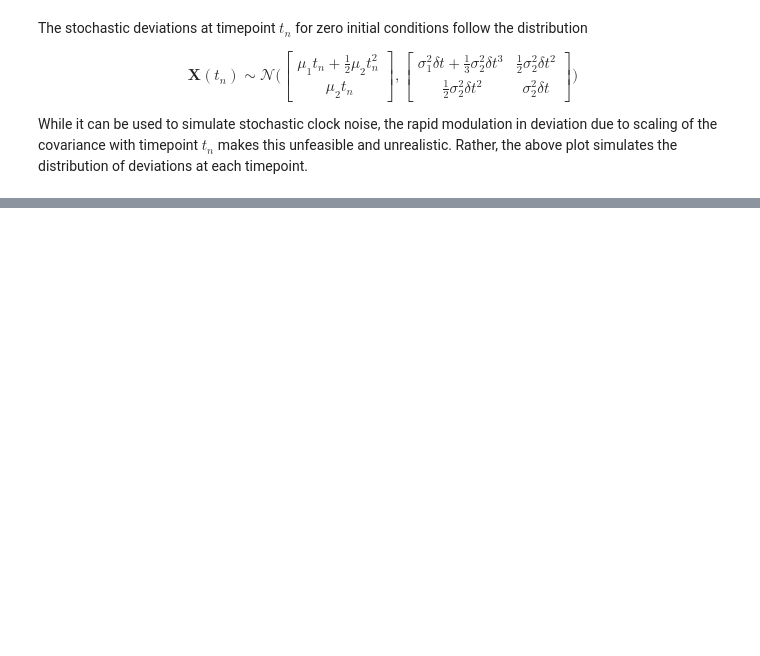
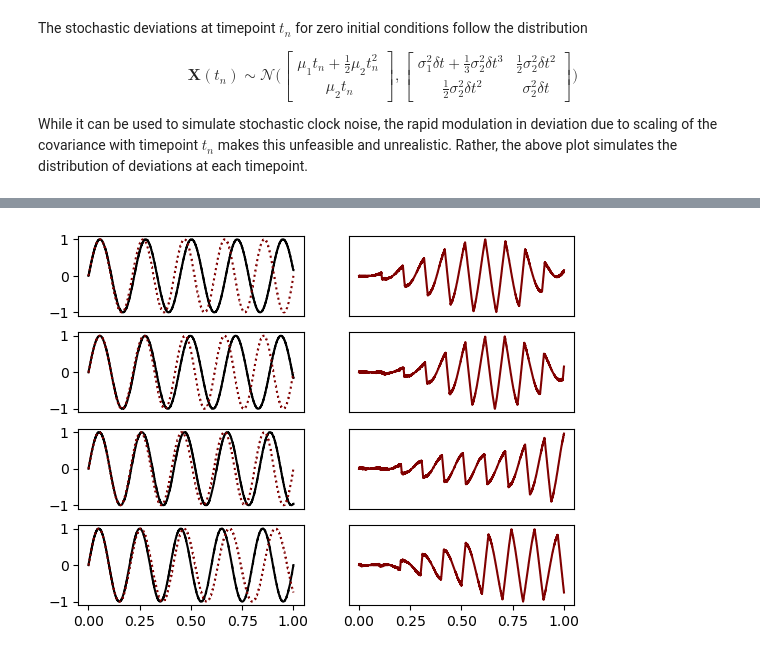
Before and after one commit to Mitrxs/Stochastic-clock, a Jupyter notebook: example/example_walkthrough.ipynb, the cells around one changed output, grey strips where cells are left out. Drawn from its saved outputs; the diff is of its cells as text; code cells hidden in the pictures; blank space fills up the shorter version.

```diff
--- a/example/example_walkthrough.ipynb
+++ b/example/example_walkthrough.ipynb
@@ -153,0 +160,33 @@ for _ in range(10):
+# %%
+#Clock error test
+sigma = np.array([0, 0.1])
+mu = np.array([1, 0])
+
+fig5, ax5 = plt.subplots(4,2)
+
+for i in range(4):
+    timegrid = stochastic_clock(tp=tp, N=N, X0=X0, mu=mu, sigma=sigma)
+    sin_amplitudes = sin(timegrid['perfect'])
+
+    #The clock_error function is only for visualisation purposes and does not provide a
+    #metric for error
+    signal, signal_stochastic = clock_error(timegrid=timegrid['perfect'],
+                                            timegrid_stochastic=timegrid['stochastic'],
+                                            amplitudes=sin_amplitudes)
+    #signal[0] = timepoints and signal[1] = amplitudes
+    #Plot the stochastic and non-stochastic signals on the same timegrid
+    ax5[i][0].plot(signal[0], signal[1], c='k')
+    ax5[i][0].plot(signal_stochastic[0], signal_stochastic[1], c='maroon', linestyle=':')
+
+    #Plot the absolute difference in amplitudes between two signals
+    amplitude_error = np.abs(signal[1]) - np.abs(signal_stochastic[1])
+    ax5[i][1].plot(signal[0], amplitude_error, c='maroon')
+
+    #Make the plots cleaner
+    ax5[i][1].set_ylim(ax5[i][0].get_ylim())
+    ax5[i][1].set_yticks([])
+    if i != 3:
+        ax5[i][0].set_xticks([])
+        ax5[i][1].set_xticks([])
+# %% [output]
+[figure, added]
```
Also changed, not shown: parts of 7 cells of this notebook, 3 other files.
